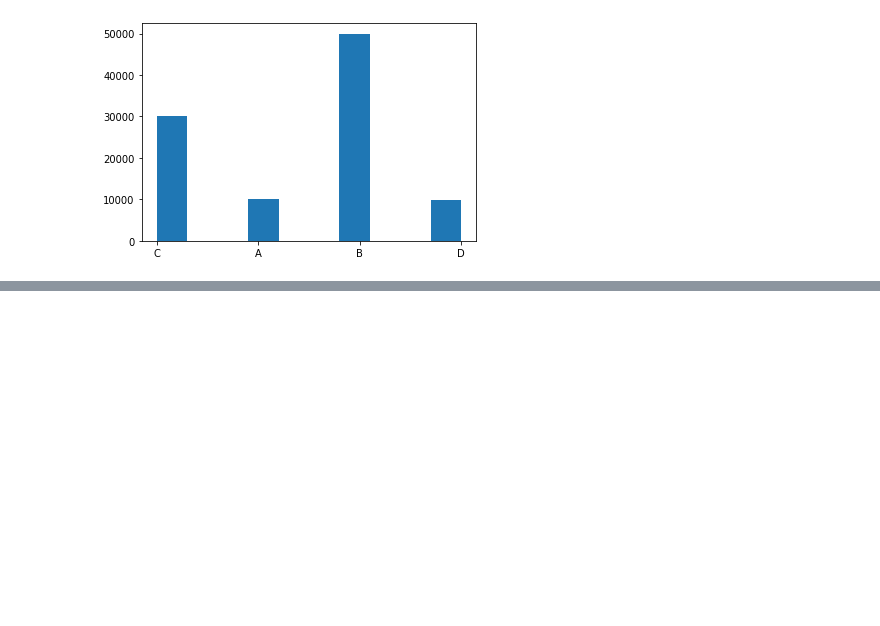
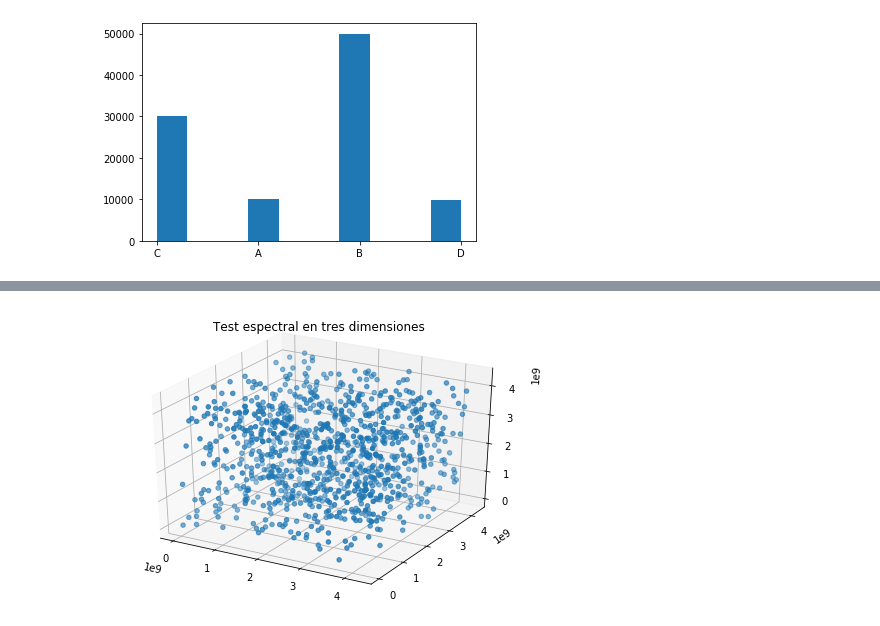
Before and after one commit to martinBosch/simu-grupo5, a Jupyter notebook: tp1.ipynb, the cells around one changed output, grey strips where cells are left out. Saved outputs shown, nothing was run; the diff lists cells and outputs as text; code cells hidden in the pictures; blank space fills up the shorter version.

```diff
--- a/tp1.ipynb
+++ b/tp1.ipynb
@@ -385,0 +418,19 @@ plt.show()
+# %%
+from mpl_toolkits.mplot3d import Axes3D
+
+secuencia_de_tres_consecutivos = []
+for i in range(len(muestra)-2):
+    sec = (muestra[i], muestra[i+1], muestra[i+2])
+    secuencia_de_tres_consecutivos.append(sec)
+
+x = np.array([sec[0] for sec in secuencia_de_tres_consecutivos])
+y = np.array([sec[1] for sec in secuencia_de_tres_consecutivos])
+z = np.array([sec[2] for sec in secuencia_de_tres_consecutivos])
+
+fig = plt.figure()
+ax = Axes3D(fig)
+ax.scatter(x, y, z)
+plt.title('Test espectral en tres dimensiones')
+plt.show()
+# %% [output]
+[figure, added]
```
Also changed, not shown: parts of 14 cells of this notebook.
